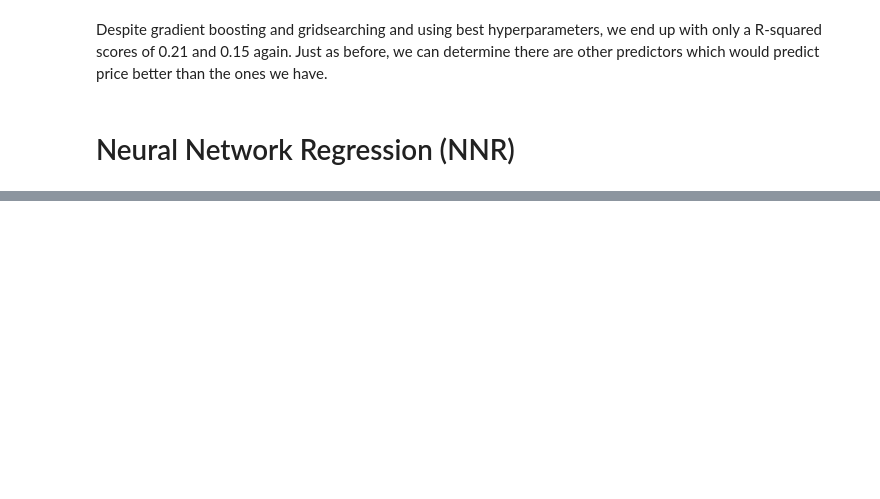
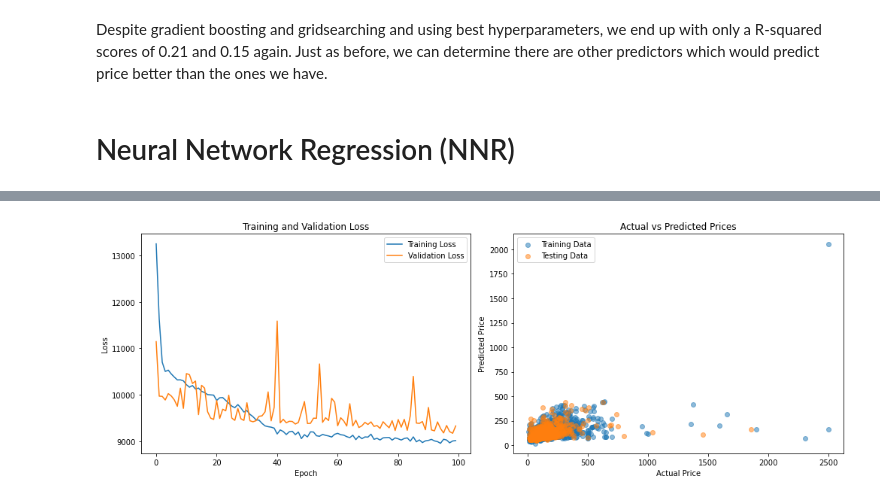
Before and after one commit to ConcludedFever9/airbnb, a Jupyter notebook: notebooks/03_regression.ipynb, the cells around one changed output, grey strips where cells are left out. Saved outputs shown, nothing was run; the diff lists cells and outputs as text; code cells hidden in the pictures; blank space fills up the shorter version.

```diff
--- a/notebooks/03_regression.ipynb
+++ b/notebooks/03_regression.ipynb
@@ -164,0 +182,62 @@ Despite gradient boosting and gridsearching and using best hyperparameters, we e
+# %%
+# We will make a neural network regression with three hidden layers, 36 nodes each
+
+X = df.drop(columns=['price', 'Unnamed: 0', 'host_response_time']).values
+
+# Assign 'price' column to y
+y = df['price'].values
+
+# Build the model with 36 nodes and one dense output layer
+model = Sequential()
+model.add(Dense(units=36, input_dim=X.shape[1], activation='relu'))
+model.add(Dense(units=36, activation='relu'))  # Added hidden layer
+model.add(Dense(units=36, activation='relu'))  # Added hidden layer
+model.add(Dense(units=1))
+
+# Compile the model
+model.compile(loss='mean_squared_error', optimizer='adam')
+
+# Split the data into training and testing sets
+X_train, X_test, y_train, y_test = train_test_split(X, y, test_size=0.2, random_state=42)
+
+# Train the model
+history = model.fit(X_train, y_train, epochs=100, batch_size=10, validation_data=(X_test, y_test), verbose=0)
+
+# Plot training and validation loss
+plt.figure(figsize=(14, 5))
+
+plt.subplot(1, 2, 1)
+plt.plot(history.history['loss'], label='Training Loss')
+plt.plot(history.history['val_loss'], label='Validation Loss')
+plt.title('Training and Validation Loss')
+plt.xlabel('Epoch')
+plt.ylabel('Loss')
+plt.legend()
+
+# Evaluate the model
+loss = model.evaluate(X_test, y_test)
+print("Mean Squared Error:", loss)
+
+# Make predictions
+predictions = model.predict(X_test)
+
+# Calculate training and validation mean squared error
+train_mse = model.evaluate(X_train, y_train, verbose=0)
+val_mse = model.evaluate(X_test, y_test, verbose=0)
+
+# Make predictions
+predictions_train = model.predict(X_train)
+predictions_test = model.predict(X_test)
+
+# Plot training and validation mean squared error
+plt.subplot(1, 2, 2)
+plt.scatter(y_train, predictions_train, label='Training Data', alpha=0.5)
+plt.scatter(y_test, predictions_test, label='Testing Data', alpha=0.5)
+plt.title('Actual vs Predicted Prices')
+plt.xlabel('Actual Price')
+plt.ylabel('Predicted Price')
+plt.legend()
+
+plt.tight_layout()
+plt.show()
+# %% [output]
@@ -164,0 +249 @@ Despite gradient boosting and gridsearching and using best hyperparameters, we e
+[figure, added]
```
Also changed, not shown: parts of 7 cells of this notebook, 2 other files.
